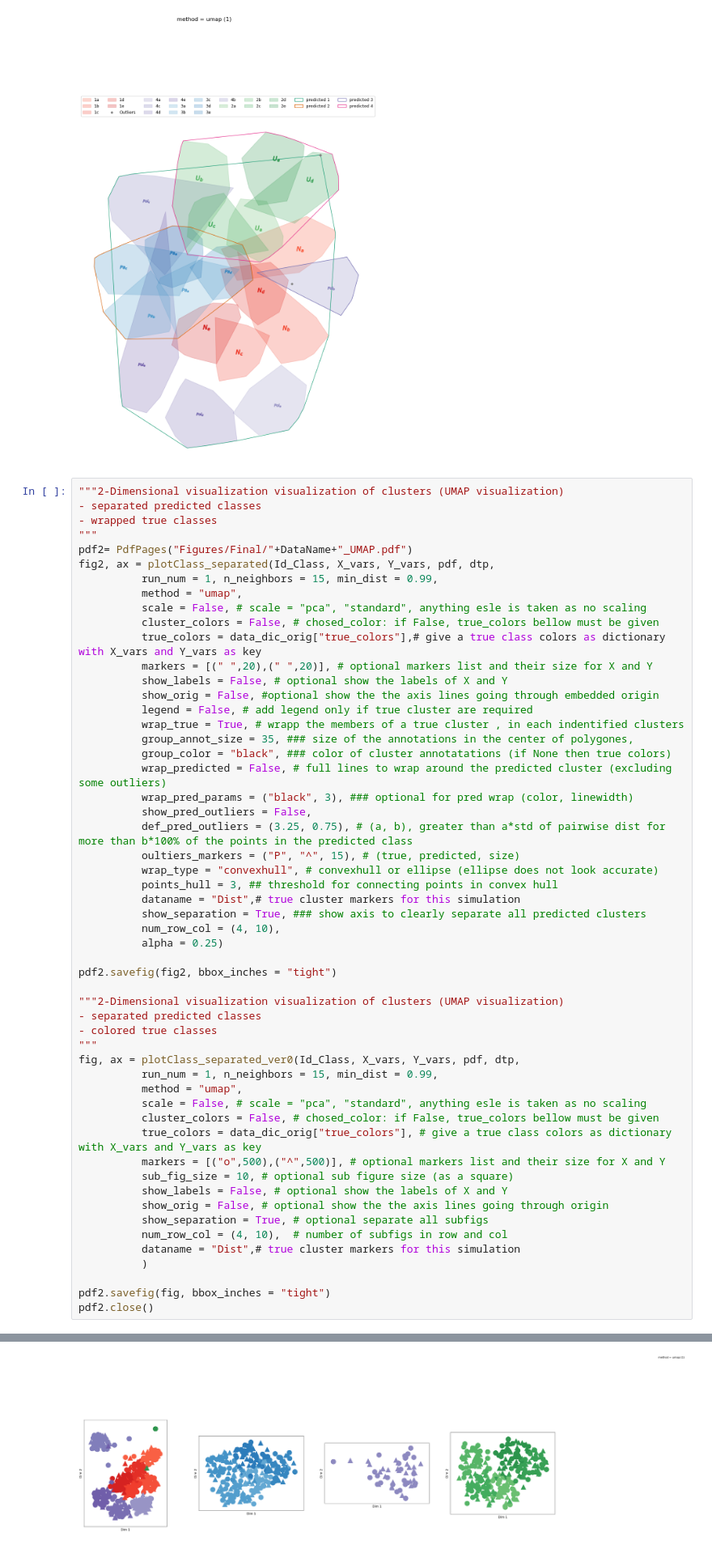
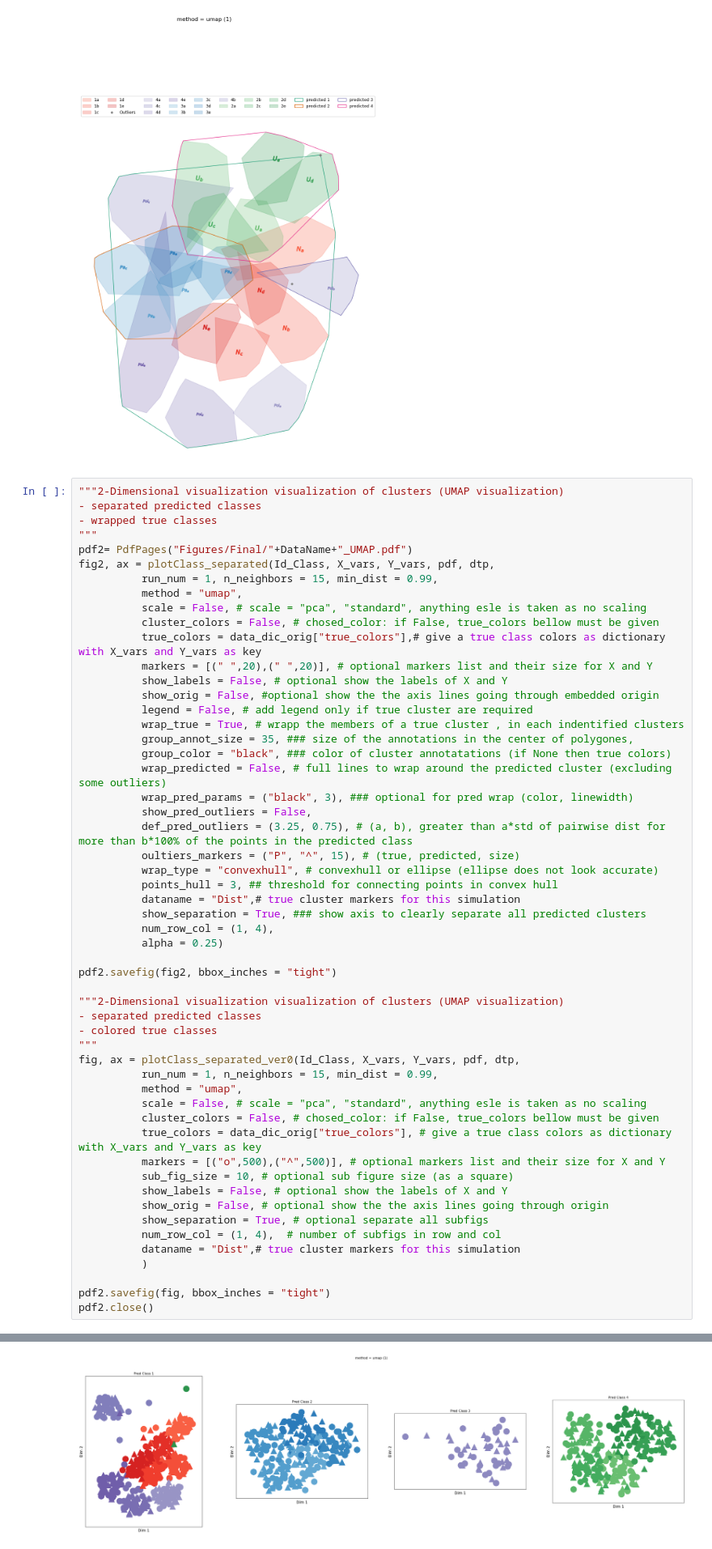
Before and after one commit to AlexiaNomena/MIASA, a Jupyter notebook: miasa_Helper_Dist.ipynb, the cells around one changed output, grey strips where cells are left out. Shown at 81% size. Drawn from its saved outputs; the diff is of its cells as text.

```diff
--- a/miasa_Helper_Dist.ipynb
+++ b/miasa_Helper_Dist.ipynb
@@ -219,7 +219,7 @@ fig2, ax = plotClass_separated(Id_Class, X_vars, Y_vars, pdf, dtp,
           points_hull = 3, ## threshold for connecting points in convex hull
           dataname = "Dist",# true cluster markers for this simulation
           show_separation = True, ### show axis to clearly separate all predicted clusters
-          num_row_col = (4, 10),
+          num_row_col = (1, 4),
           alpha = 0.25)
 
 pdf2.savefig(fig2, bbox_inches = "tight")
@@ -239,7 +239,7 @@ fig, ax = plotClass_separated_ver0(Id_Class, X_vars, Y_vars, pdf, dtp,
           show_labels = False, # optional show the labels of X and Y
           show_orig = False, # optional show the the axis lines going through origin
           show_separation = True, # optional separate all subfigs
-          num_row_col = (4, 10),  # number of subfigs in row and col
+          num_row_col = (1, 4),  # number of subfigs in row and col
           dataname = "Dist",# true cluster markers for this simulation
           )
 
@@ -250 +250 @@ pdf2.close()
-[figure, old version]
+[figure, new version]
```
Also changed, not shown: parts of 5 cells of this notebook, 3 other files.
